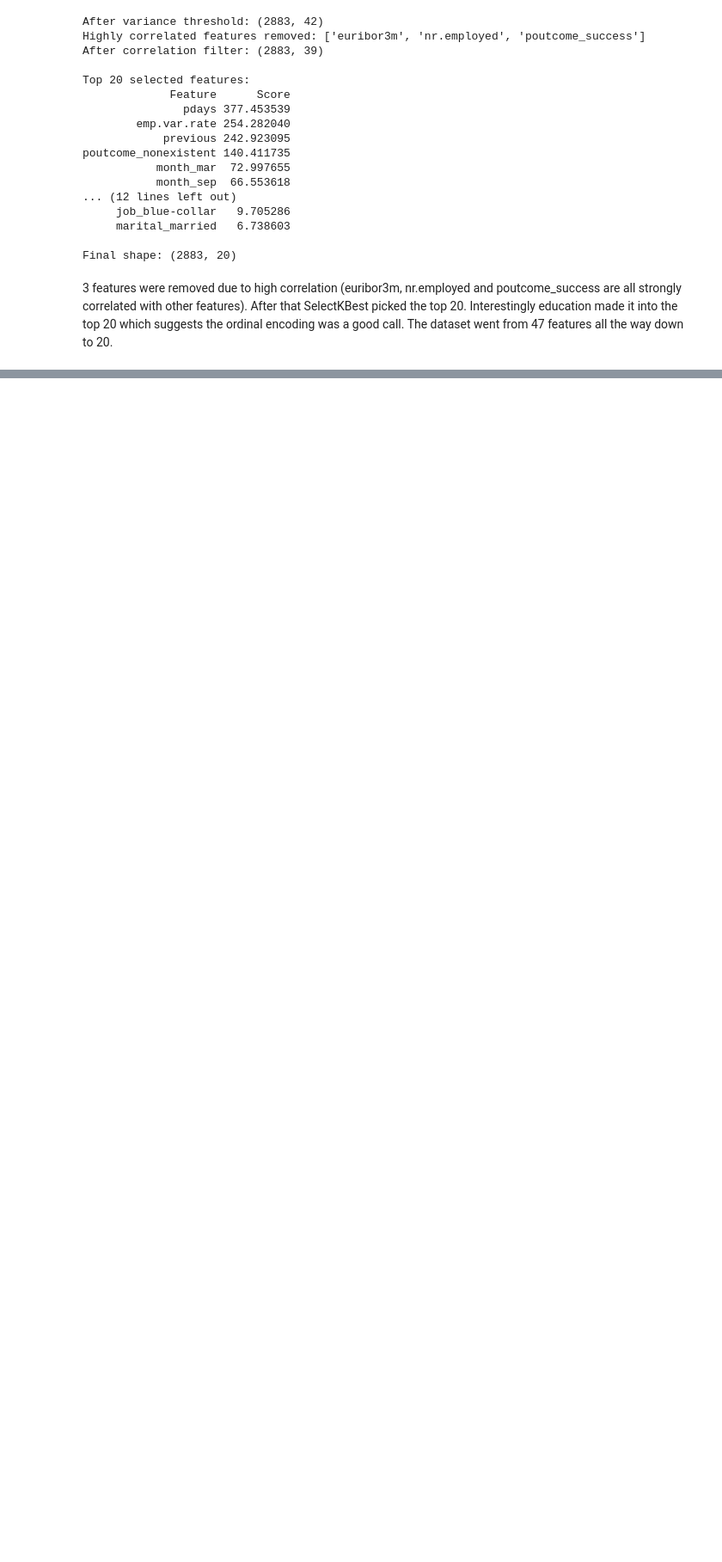
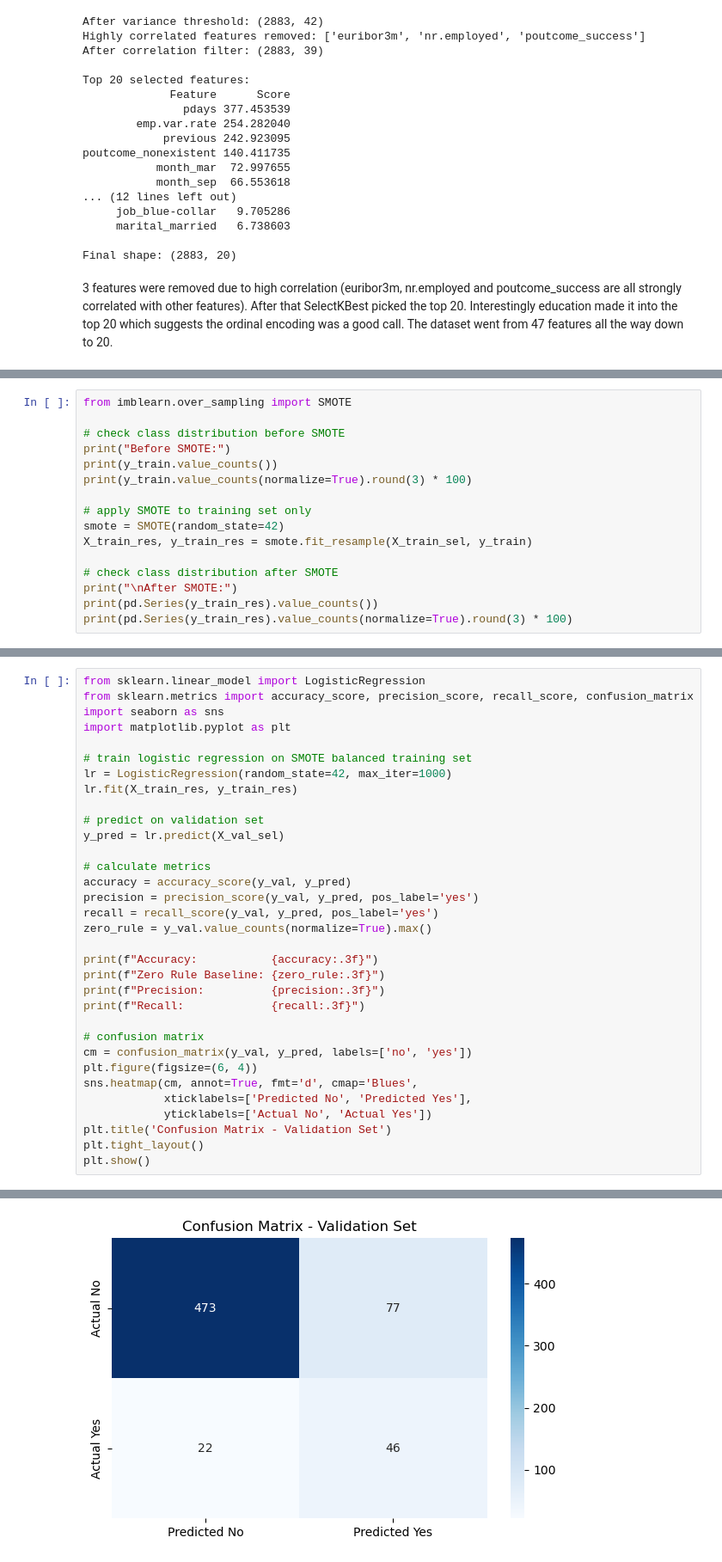
Before and after one commit to nika140906/ML-fundamentals-2026, a Jupyter notebook: assignment_1_Nikoloz_Chachia.ipynb, the cells around one changed output, grey strips where cells are left out. Shown at 86% size. Cells and saved outputs as stored; diff of their text form; blank space fills up the shorter version.

Commit message:
Add class imbalance and logistic regression steps

```diff
--- a/assignment_1_Nikoloz_Chachia.ipynb
+++ b/assignment_1_Nikoloz_Chachia.ipynb
@@ -575,0 +599,16 @@ The dataset went from 47 features all the way down to 20.
+# %%
+from imblearn.over_sampling import SMOTE
+
+# check class distribution before SMOTE
+print("Before SMOTE:")
+print(y_train.value_counts())
+print(y_train.value_counts(normalize=True).round(3) * 100)
+
+# apply SMOTE to training set only
+smote = SMOTE(random_state=42)
+X_train_res, y_train_res = smote.fit_resample(X_train_sel, y_train)
+
+# check class distribution after SMOTE
+print("\nAfter SMOTE:")
+print(pd.Series(y_train_res).value_counts())
+print(pd.Series(y_train_res).value_counts(normalize=True).round(3) * 100)
@@ -575,0 +651,34 @@ The dataset went from 47 features all the way down to 20.
+# %%
+from sklearn.linear_model import LogisticRegression
+from sklearn.metrics import accuracy_score, precision_score, recall_score, confusion_matrix
+import seaborn as sns
+import matplotlib.pyplot as plt
+
+# train logistic regression on SMOTE balanced training set
+lr = LogisticRegression(random_state=42, max_iter=1000)
+lr.fit(X_train_res, y_train_res)
+
+# predict on validation set
+y_pred = lr.predict(X_val_sel)
+
+# calculate metrics
+accuracy = accuracy_score(y_val, y_pred)
+precision = precision_score(y_val, y_pred, pos_label='yes')
+recall = recall_score(y_val, y_pred, pos_label='yes')
+zero_rule = y_val.value_counts(normalize=True).max()
+
+print(f"Accuracy:           {accuracy:.3f}")
+print(f"Zero Rule Baseline: {zero_rule:.3f}")
+print(f"Precision:          {precision:.3f}")
+print(f"Recall:             {recall:.3f}")
+
+# confusion matrix
+cm = confusion_matrix(y_val, y_pred, labels=['no', 'yes'])
+plt.figure(figsize=(6, 4))
+sns.heatmap(cm, annot=True, fmt='d', cmap='Blues',
+            xticklabels=['Predicted No', 'Predicted Yes'],
+            yticklabels=['Actual No', 'Actual Yes'])
+plt.title('Confusion Matrix - Validation Set')
+plt.tight_layout()
+plt.show()
+# %% [output]
@@ -575,0 +689 @@ The dataset went from 47 features all the way down to 20.
+[figure, added]
```
Also changed, not shown: parts of 5 cells of this notebook.
